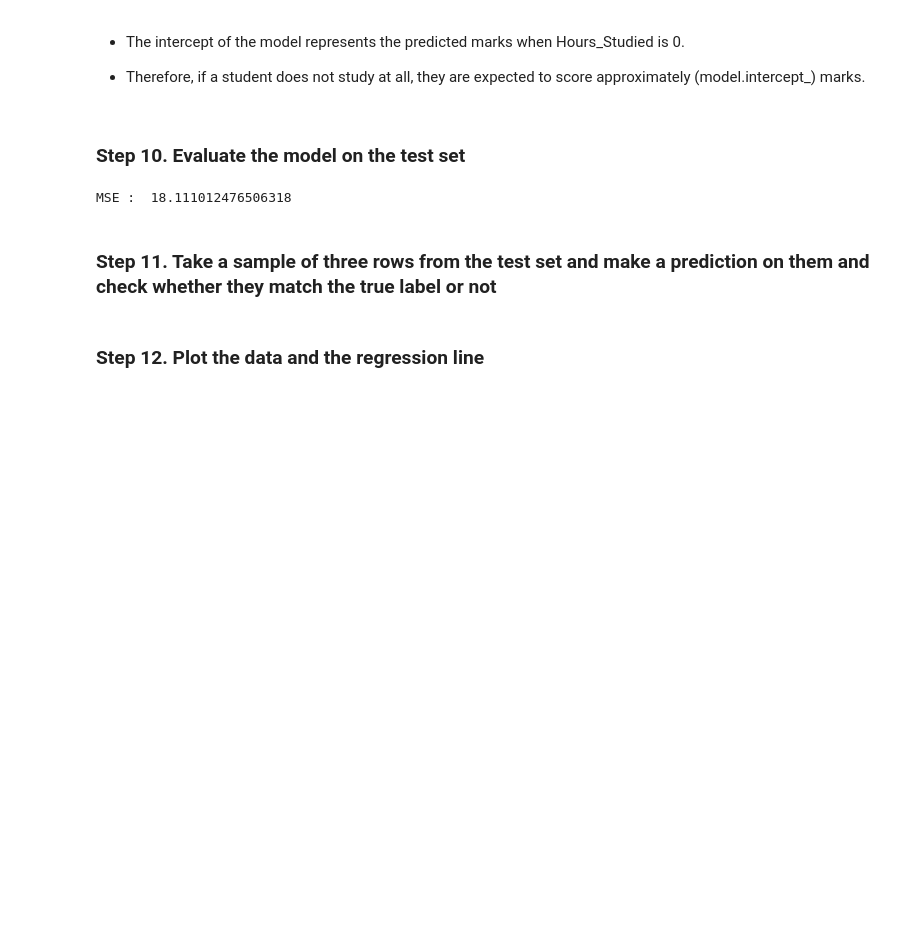
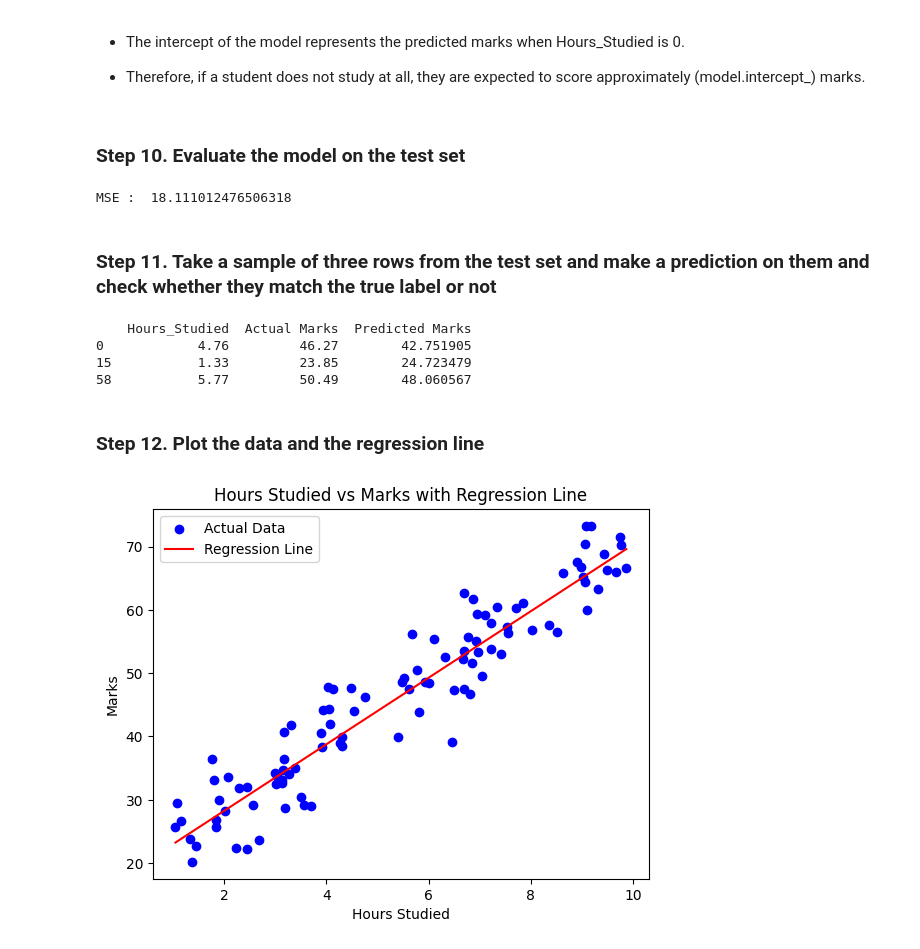
Before and after one commit to ibtihalalf/Sdaia-Bootcamp, a Jupyter notebook: Week3/M1/ex1_reg.ipynb, the cells around one changed output. Drawn from its saved outputs; the diff is of its cells as text; code cells hidden in the pictures; blank space fills up the shorter version.

```diff
--- a/Week3/M1/ex1_reg.ipynb
+++ b/Week3/M1/ex1_reg.ipynb
@@ -141,5 +141,51 @@ print("MSE : " , mse)
 MSE :  18.111012476506318
 # %% [markdown]
 ### Step 11. Take a sample of three rows from the test set and make a prediction on them and check whether they match the true label or not
+# %%
+import pandas as pd
+
+X_sample = X_test.iloc[:3]
+y_true = y_test.iloc[:3]
+
+# Reshape X_sample to be 2-dimensional (n_samples, 1_feature)
+y_pred = model.predict(X_sample.values.reshape(-1, 1))
+
+comparison = pd.DataFrame({
+    "Hours_Studied": X_sample.squeeze(),  # convert to Series for cleaner view
+    "Actual Marks": y_true,
+    "Predicted Marks": y_pred
+})
+
+print(comparison)
+# %% [output]
+    Hours_Studied  Actual Marks  Predicted Marks
+0            4.76         46.27        42.751905
+15           1.33         23.85        24.723479
+58           5.77         50.49        48.060567
 # %% [markdown]
 ### Step 12. Plot the data and the regression line
+# %%
+import matplotlib.pyplot as plt
+import numpy as np
+
+# Scatter plot (actual data)
+plt.scatter(X, y, color='blue', label='Actual Data')
+
+# Create smooth range for line
+X_range = np.linspace(X.min(), X.max(), 100).reshape(-1, 1)
+
+# Predict values for the line
+y_line = model.predict(X_range)
+
+# Plot regression line
+plt.plot(X_range, y_line, color='red', label='Regression Line')
+
+# Labels and title
+plt.xlabel("Hours Studied")
+plt.ylabel("Marks")
+plt.title("Hours Studied vs Marks with Regression Line")
+plt.legend()
+
+plt.show()
+# %% [output]
+[figure, added]
```
